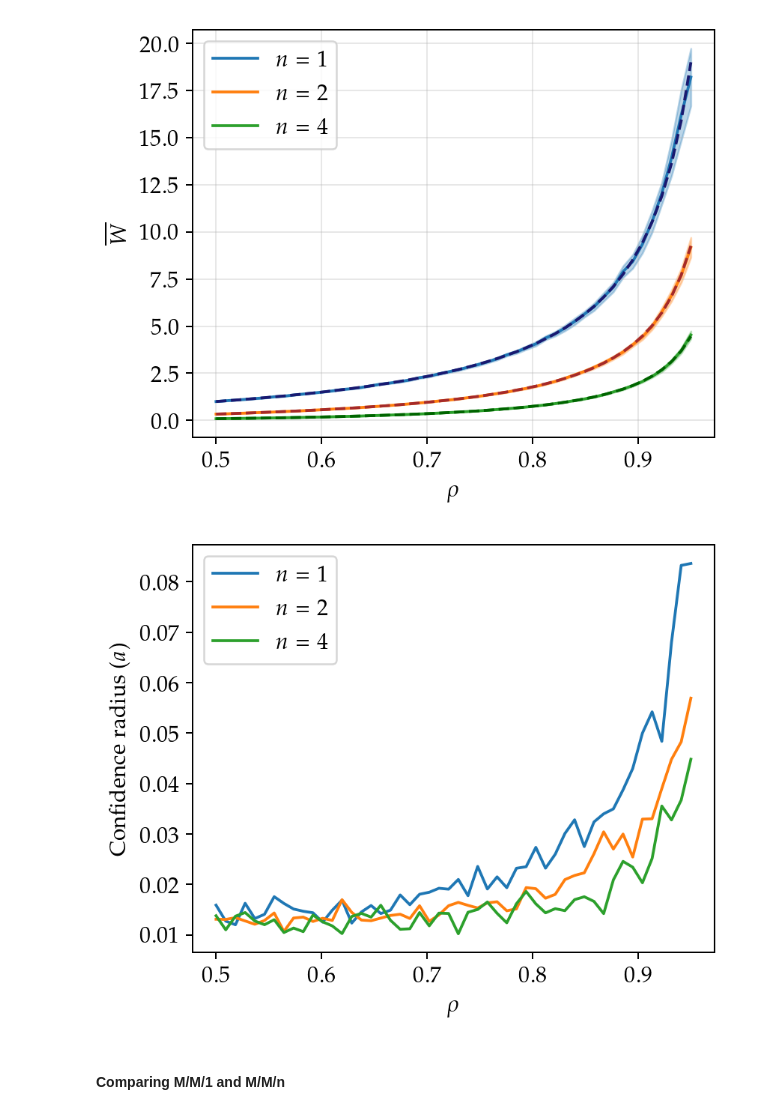
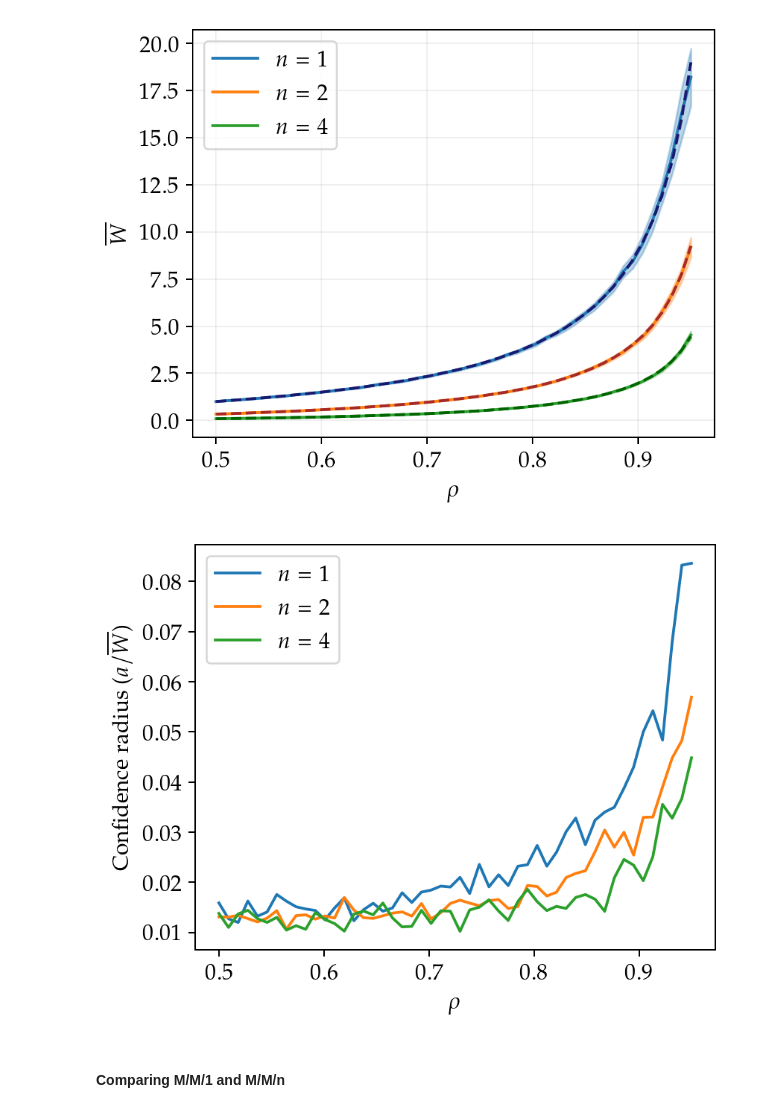
Before and after one commit to Maloup/Stochastic_assignment_2, a Jupyter notebook: Result_visualization.ipynb, the cells around one changed output. Saved outputs shown, nothing was run; the diff lists cells and outputs as text; code cells hidden in the pictures.

```diff
--- a/Result_visualization.ipynb
+++ b/Result_visualization.ipynb
@@ -169,28 +169,29 @@ for i, n_server in enumerate((1, 2, 4)):
     E_Ws = [expected_waiting_time(rho*n_server, 1, n_server) for rho in rhos]
     plt.plot(rhos, E_Ws, "--", color=E_W_colors[i])
     #plt.yscale("log")
-    plt.grid(alpha=0.3)
+    plt.grid(alpha=0.2)
 
 plt.xlabel("$\\rho$")
 plt.ylabel("$\\overline{W}$")
 plt.legend()
+plt.savefig("figures/varying_rho_1_2_4.pdf", bbox_inches="tight")
 plt.show()
 # %% [output]
 [figure]
 # %%
 fig = plt.figure(figsize=(5, 4))
 
 for i, n_server in enumerate((1, 2, 4)):
     run_data = varying_rho_data[i]
     a = [sp_confidence_interval(samples) for samples in np.array(run_data).T]
     plt.plot(rhos, a/np.mean(run_data, axis=0), label=labels[i], color=colors[i])
 
 plt.xlabel("$\\rho$")
-plt.ylabel("Confidence radius ($a$)")
+plt.ylabel("Confidence radius ($a/\\overline{W}$)")
 plt.legend()
 plt.show()
 # %% [output]
-[figure, old version]
+[figure, new version]
 # %% [markdown]
 #### Comparing M/M/1 and M/M/n
 # %%
```
Also changed, not shown: parts of 5 cells of this notebook, 6 other files.
